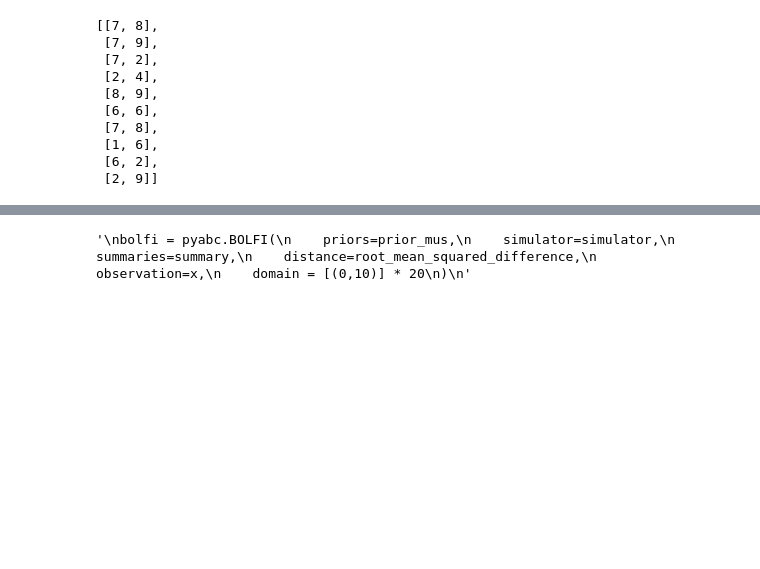
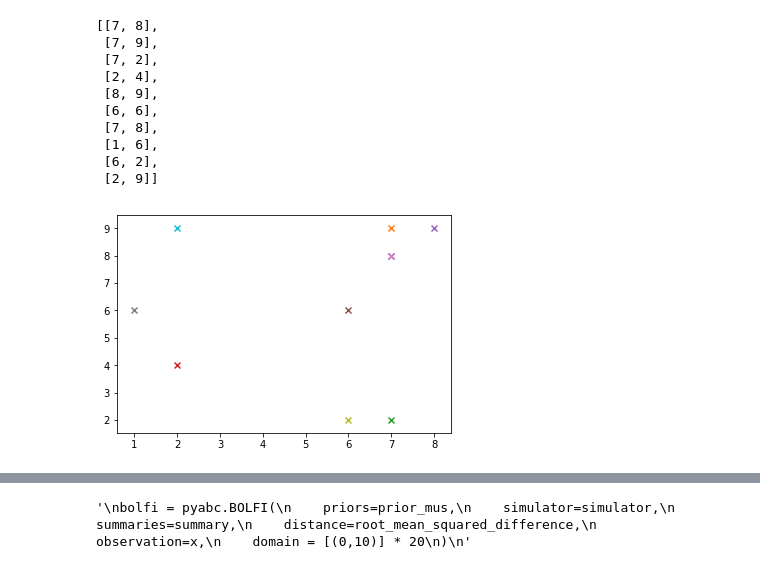
Before and after one commit to diadochos/acm2017_abc, a Jupyter notebook: notebooks/20BivariateGauss.ipynb, the cells around one changed output, grey strips where cells are left out. Cells and saved outputs as stored; diff of their text form; code cells hidden in the pictures; blank space fills up the shorter version.

Commit message:
Add plot to 20d Gaussian

```diff
--- a/notebooks/20BivariateGauss.ipynb
+++ b/notebooks/20BivariateGauss.ipynb
@@ -36,6 +36,13 @@ mus
  [1, 6],
  [6, 2],
  [2, 9]]
+# %%
+for mu in mus:
+    plt.scatter(mu[0], mu[1], marker='x')
+
+plt.show()
+# %% [output]
+[figure, added]
 # %%
 # prior parameters
 prior_mu = pyabc.Prior('uniform', 0, 10, name='mu')
```
Also changed, not shown: parts of 4 cells of this notebook.
